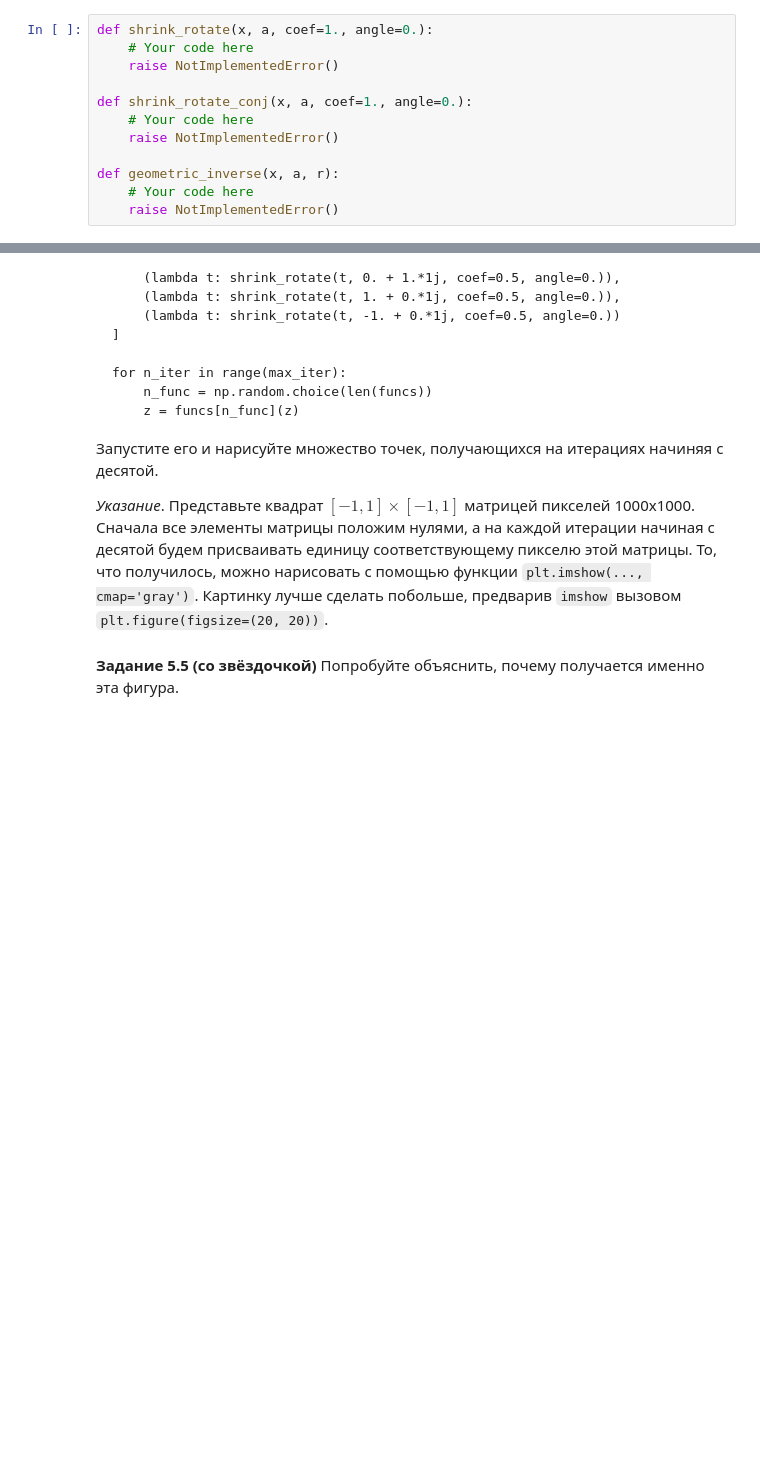
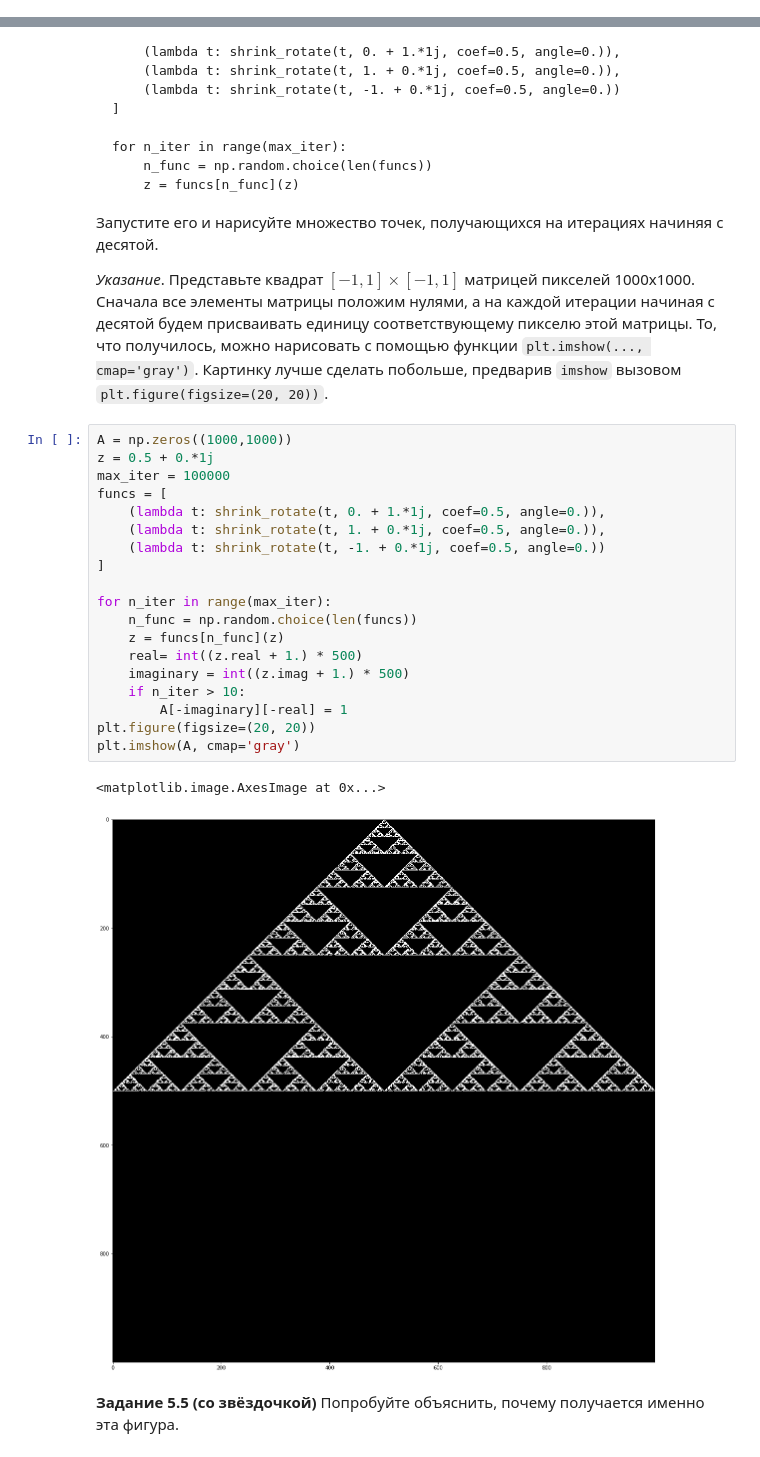
Before and after one commit to AndroidM0nkey/Codes, a Jupyter notebook: HSE Linalg Lab Fall 2019.ipynb, the cells around one changed output, grey strips where cells are left out. Drawn from its saved outputs; the diff is of its cells as text; blank space fills up the shorter version.

```diff
--- a/HSE Linalg Lab Fall 2019.ipynb
+++ b/HSE Linalg Lab Fall 2019.ipynb
@@ -498,15 +498,3 @@ array([ 30,  81, 150])
 - положительное действительное число $r$
 
 и осуществляет инверсию точки $X$ относительно окружности с центром $A$ радиуса $r$ ([определение инверсии вы можете посмотреть здесь](https://ru.wikipedia.org/wiki/%D0%98%D0%BD%D0%B2%D0%B5%D1%80%D1%81%D0%B8%D1%8F_(%D0%B3%D0%B5%D0%BE%D0%BC%D0%B5%D1%82%D1%80%D0%B8%D1%8F%29)).
-# %%
-def shrink_rotate(x, a, coef=1., angle=0.):
-    # Your code here
-    raise NotImplementedError()
-
-def shrink_rotate_conj(x, a, coef=1., angle=0.):
-    # Your code here
-    raise NotImplementedError()
-
-def geometric_inverse(x, a, r):
-    # Your code here
-    raise NotImplementedError()
@@ -530,6 +546,28 @@ for n_iter in range(max_iter):
 Запустите его и нарисуйте множество точек, получающихся на итерациях начиняя с десятой.
 
 *Указание*. Представьте квадрат $[-1,1]\times[-1,1]$ матрицей пикселей 1000x1000. Сначала все элементы матрицы положим нулями, а на каждой итерации начиная с десятой будем присваивать единицу соответствующему пикселю этой матрицы. То, что получилось, можно нарисовать с помощью функции `plt.imshow(..., cmap='gray')`. Картинку лучше сделать побольше, предварив `imshow` вызовом `plt.figure(figsize=(20, 20))`.
+# %%
+A = np.zeros((1000,1000))
+z = 0.5 + 0.*1j
+max_iter = 100000
+funcs = [
+    (lambda t: shrink_rotate(t, 0. + 1.*1j, coef=0.5, angle=0.)),
+    (lambda t: shrink_rotate(t, 1. + 0.*1j, coef=0.5, angle=0.)),
+    (lambda t: shrink_rotate(t, -1. + 0.*1j, coef=0.5, angle=0.))
+]
+
+for n_iter in range(max_iter):
+    n_func = np.random.choice(len(funcs))
+    z = funcs[n_func](z)
+    real= int((z.real + 1.) * 500)
+    imaginary = int((z.imag + 1.) * 500)
+    if n_iter > 10:
+        A[-imaginary][-real] = 1
+plt.figure(figsize=(20, 20))
+plt.imshow(A, cmap='gray')
+# %% [output]
+<matplotlib.image.AxesImage at 0x...>
+[figure, added]
 # %% [markdown]
 **Задание 5.5 (со звёздочкой)** Попробуйте объяснить, почему получается именно эта фигура.
 # %% [markdown]
```
Also changed, not shown: parts of 6 cells of this notebook.
